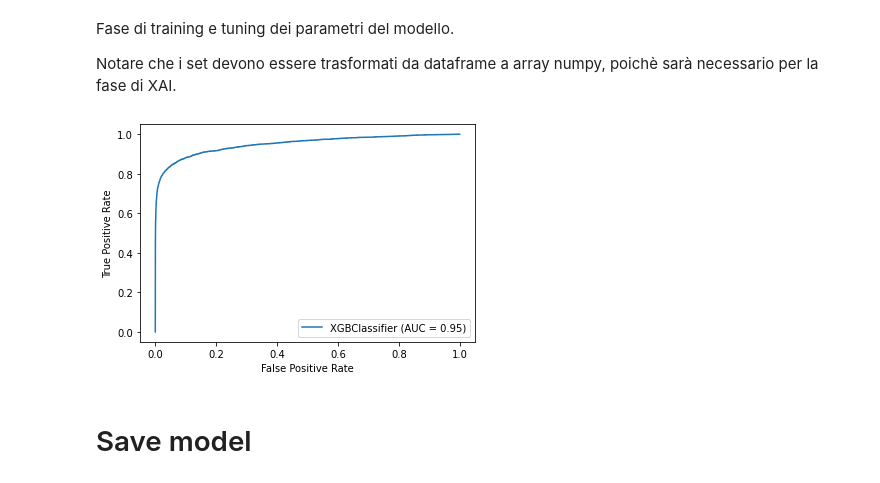
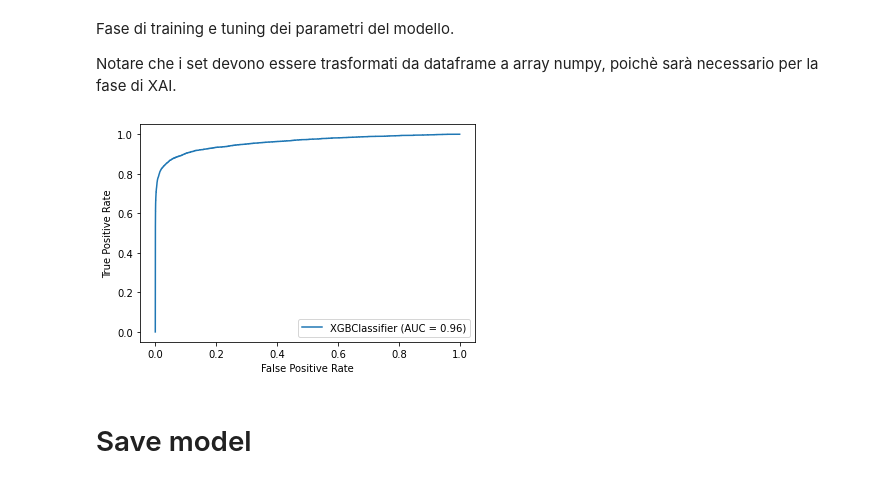
Before and after one commit to alessandrotofani/Tesi_magistrale, a Jupyter notebook: 3_XGBoost_new.ipynb, the cells around one changed output. Drawn from its saved outputs; the diff is of its cells as text; code cells hidden in the pictures.

```diff
--- a/3_XGBoost_new.ipynb
+++ b/3_XGBoost_new.ipynb
@@ -97,26 +95,26 @@ Notare che i set devono essere trasformati da dataframe a array numpy, poichè s
 # %%
 from sklearn.metrics import plot_roc_curve
 import xgboost as xgb
 from xgboost import XGBClassifier
 
 if not load:
-  clf = XGBClassifier(n_estimators = 2000,
-                      max_depth = 6,
+  clf = XGBClassifier(n_estimators = 4000,
+                      max_depth = 10,
                       objective='binary:logistic',
                       learning_rate = 0.5,
-                      tree_method='gpu_hist',
-                      eta = 0.1,
-                      subsample = 0.5,
+                      tree_method='gpu_hist'
+                      # eta = 0.1,
+                      # subsample = 0.5,
                       #lambda = 0.5,
-                      scale_pos_weight = 4
+                      # scale_pos_weight = 4
                       ) #, sample_weight = [1,30] )
 
   clf.fit(X_train, y_train)
 
 plot_roc_curve(clf, X_val, y_val)
 plt.show()
 # %% [output]
-[figure, old version]
+[figure, new version]
 # %% [markdown]
 # Save model
 # %% [markdown]
```
Also changed, not shown: parts of 9 cells of this notebook.
